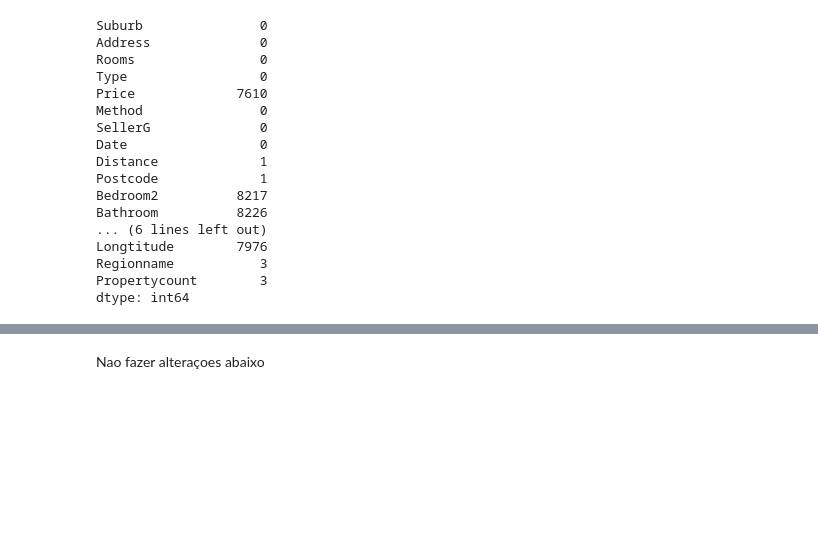
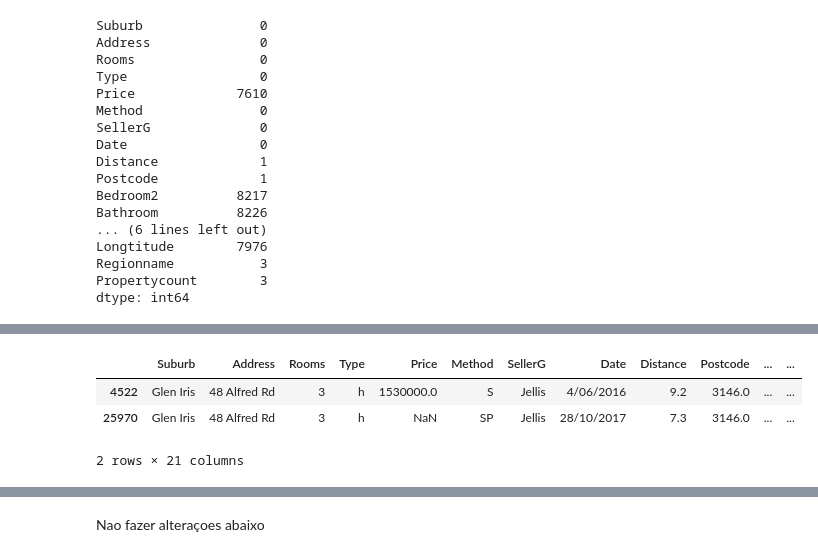
Before and after one commit to Riguini/Melbourne-Housing-Snapshot, a Jupyter notebook: Melbourne_Housing_Dataset.ipynb, the cells around one changed output, grey strips where cells are left out. Saved outputs shown, nothing was run; the diff lists cells and outputs as text; code cells hidden in the pictures; blank space fills up the shorter version.

```diff
--- a/Melbourne_Housing_Dataset.ipynb
+++ b/Melbourne_Housing_Dataset.ipynb
@@ -129,0 +136,2 @@ dtype: int64
+# %%
+df_teste_area = df.loc[(df['Bathroom']== 1)&(df['Bedroom2']== 3)&(df['CouncilArea']=='Boroondara City Council')&(df['Suburb']=="Glen Iris")&(df['Address']=='48 Alfred Rd')]
@@ -149,3 +233,10 @@ Name: Car, dtype: int64
+# %%
+df_teste_area
+# %% [output]
+|  | Suburb | Address | Rooms | Type | Price | Method | SellerG | Date | Distance | Postcode | ... | ... |
+| 4522 | Glen Iris | 48 Alfred Rd | 3 | h | 1530000.0 | S | Jellis | 4/06/2016 | 9.2 | 3146.0 | ... | ... |
+| 25970 | Glen Iris | 48 Alfred Rd | 3 | h | NaN | SP | Jellis | 28/10/2017 | 7.3 | 3146.0 | ... | ... |
+2 rows × 21 columns
 # %%
 df[df["CouncilArea"].isnull()]
 # %% [output]
```
Also changed, not shown: parts of 11 cells of this notebook.
